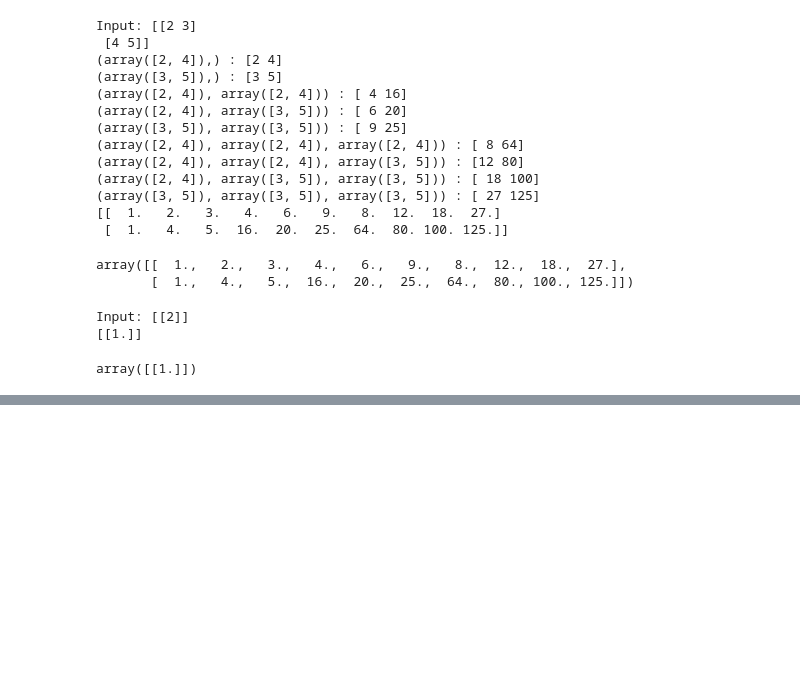
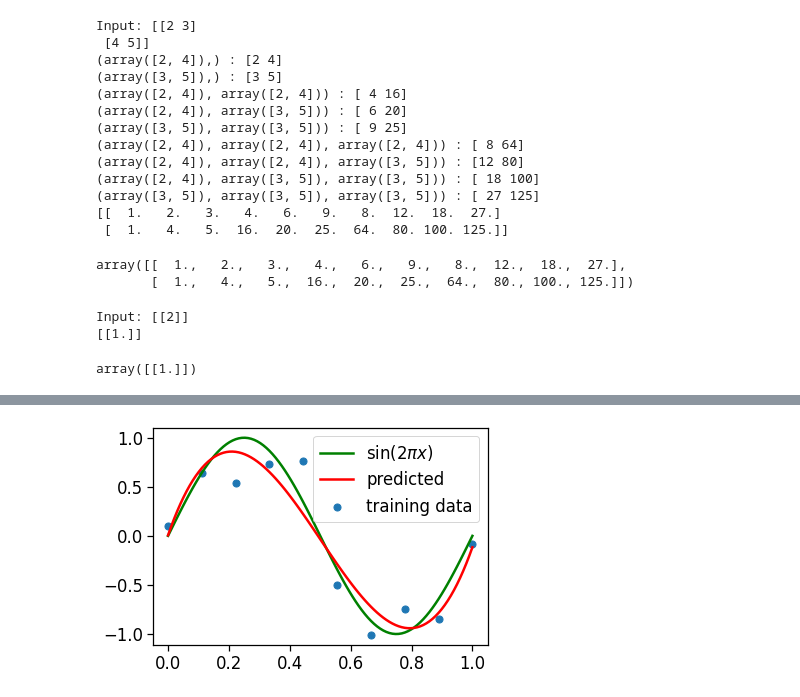
Before and after one commit to TanujaNair/Machine-Learning-Techniques-, a Jupyter notebook: Regression.ipynb, the cells around one changed output, grey strips where cells are left out. Cells and saved outputs as stored; diff of their text form; code cells hidden in the pictures; blank space fills up the shorter version.

```diff
--- a/Regression.ipynb
+++ b/Regression.ipynb
@@ -191,0 +221,15 @@ array([[1.]])
+# %%
+def visualise_model_fit(X, y, lin_reg, degree):
+    points = np.linspace(0, 1, 100)
+    output = nonlin(points)
+
+    if degree  > 0:
+        plt.scatter(X, y, s=50, label="training data")
+    plt.plot(points, output, c='g', label='$\sin(2 \pi x)$')
+
+    y_hat = lin_reg.predict(polynomial_transform(points, degree,logging=False))
+    plt.plot(points, y_hat, c='r', label='predicted')
+    plt.xlabel = "$x_1$"
+    plt.ylabel = "y"
+    plt.legend()
+    plt.show()
@@ -191,0 +245,9 @@ array([[1.]])
+# %%
+#[Activity] change the degree here and examine the fitment
+degree = 3
+X_transform = polynomial_transform(X, degree)
+lin_reg = LinReg()
+lin_reg.fit(X_transform, y)
+visualise_model_fit(X,y,lin_reg,degree)
+# %% [output]
+[figure, added]
```
Also changed, not shown: parts of 32 cells of this notebook.
